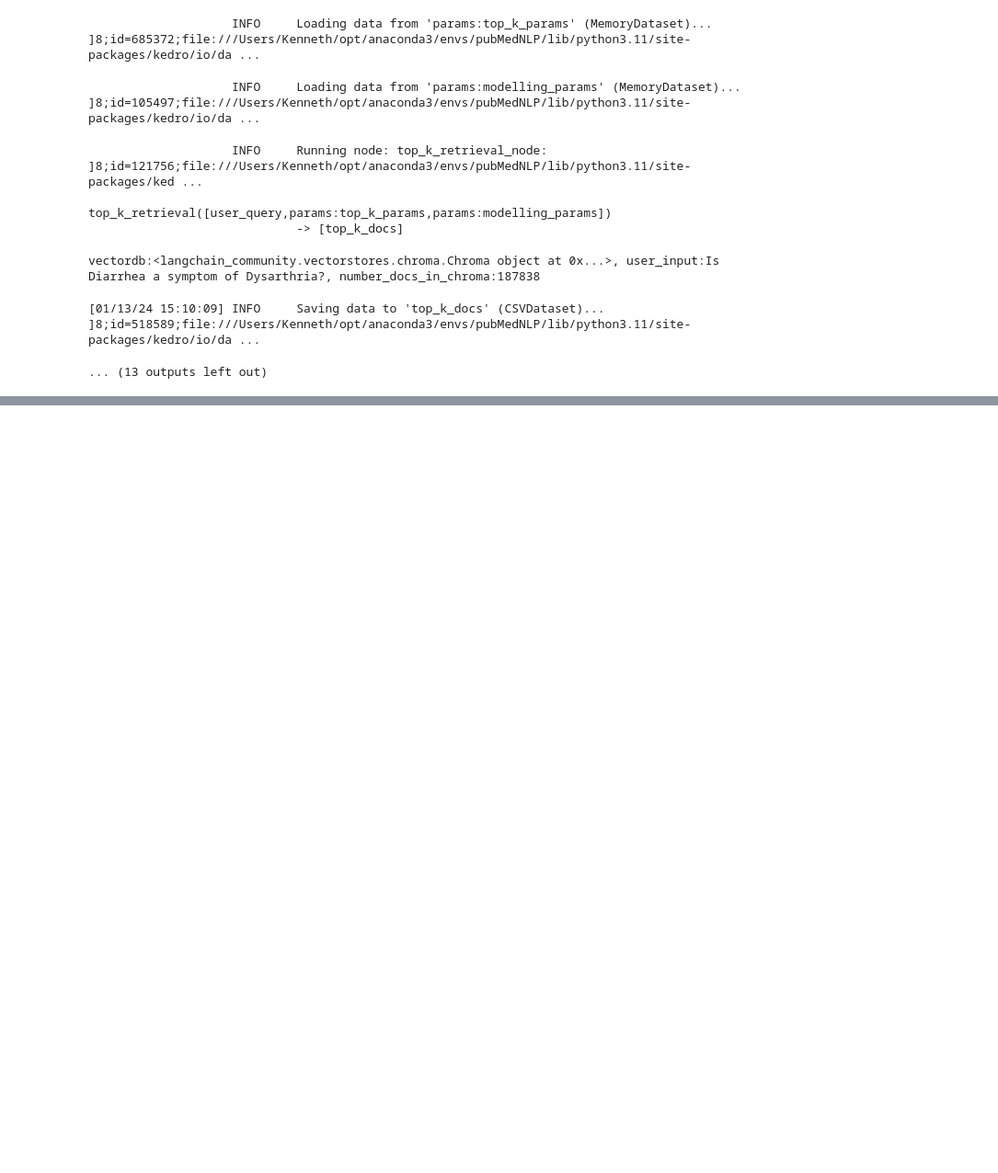
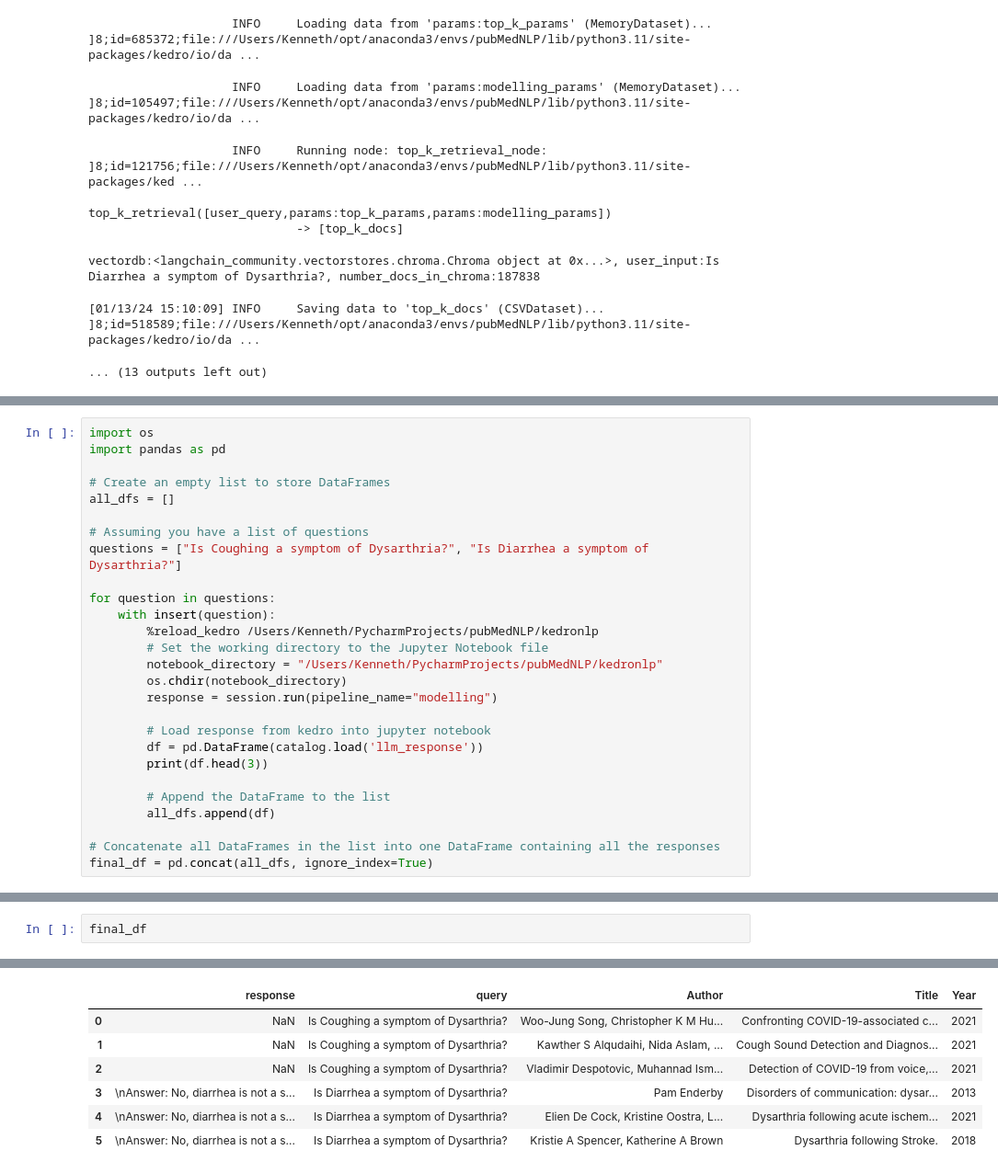
Before and after one commit to KennyLoRI/pubMedNLP, a Jupyter notebook: kedronlp/notebooks/evaluation_tests.ipynb, the cells around one changed output, grey strips where cells are left out. Shown at 92% size. Cells and saved outputs as stored; diff of their text form; blank space fills up the shorter version.

Commit message:
added working evaluation notebook that collects evaluation results in df

```diff
--- a/kedronlp/notebooks/evaluation_tests.ipynb
+++ b/kedronlp/notebooks/evaluation_tests.ipynb
@@ -248,0 +297,27 @@ vectordb:<langchain_community.vectorstores.chroma.Chroma object at 0x...>, user_
+# %%
+import os
+import pandas as pd
+
+# Create an empty list to store DataFrames
+all_dfs = []
+
+# Assuming you have a list of questions
+questions = ["Is Coughing a symptom of Dysarthria?", "Is Diarrhea a symptom of Dysarthria?"]
+
+for question in questions:
+    with insert(question):
+        %reload_kedro /Users/Kenneth/PycharmProjects/pubMedNLP/kedronlp
+        # Set the working directory to the Jupyter Notebook file
+        notebook_directory = "/Users/Kenneth/PycharmProjects/pubMedNLP/kedronlp"
+        os.chdir(notebook_directory)
+        response = session.run(pipeline_name="modelling")
+
+        # Load response from kedro into jupyter notebook
+        df = pd.DataFrame(catalog.load('llm_response'))
+        print(df.head(3))
+
+        # Append the DataFrame to the list
+        all_dfs.append(df)
+
+# Concatenate all DataFrames in the list into one DataFrame containing all the responses
+final_df = pd.concat(all_dfs, ignore_index=True)
@@ -248,0 +348,3 @@ vectordb:<langchain_community.vectorstores.chroma.Chroma object at 0x...>, user_
+# %%
+final_df
+# %% [output]
@@ -248,0 +352,7 @@ vectordb:<langchain_community.vectorstores.chroma.Chroma object at 0x...>, user_
+|  | response | query | Author | Title | Year |
+| 0 | NaN | Is Coughing a symptom of Dysarthria? | Woo-Jung Song, Christopher K M Hu... | Confronting COVID-19-associated c... | 2021 |
+| 1 | NaN | Is Coughing a symptom of Dysarthria? | Kawther S Alqudaihi, Nida Aslam, ... | Cough Sound Detection and Diagnos... | 2021 |
+| 2 | NaN | Is Coughing a symptom of Dysarthria? | Vladimir Despotovic, Muhannad Ism... | Detection of COVID-19 from voice,... | 2021 |
+| 3 | \nAnswer: No, diarrhea is not a s... | Is Diarrhea a symptom of Dysarthria? | Pam Enderby | Disorders of communication: dysar... | 2013 |
+| 4 | \nAnswer: No, diarrhea is not a s... | Is Diarrhea a symptom of Dysarthria? | Elien De Cock, Kristine Oostra, L... | Dysarthria following acute ischem... | 2021 |
+| 5 | \nAnswer: No, diarrhea is not a s... | Is Diarrhea a symptom of Dysarthria? | Kristie A Spencer, Katherine A Brown | Dysarthria following Stroke. | 2018 |
```
Also changed, not shown: parts of 5 cells of this notebook, 1 other file.
